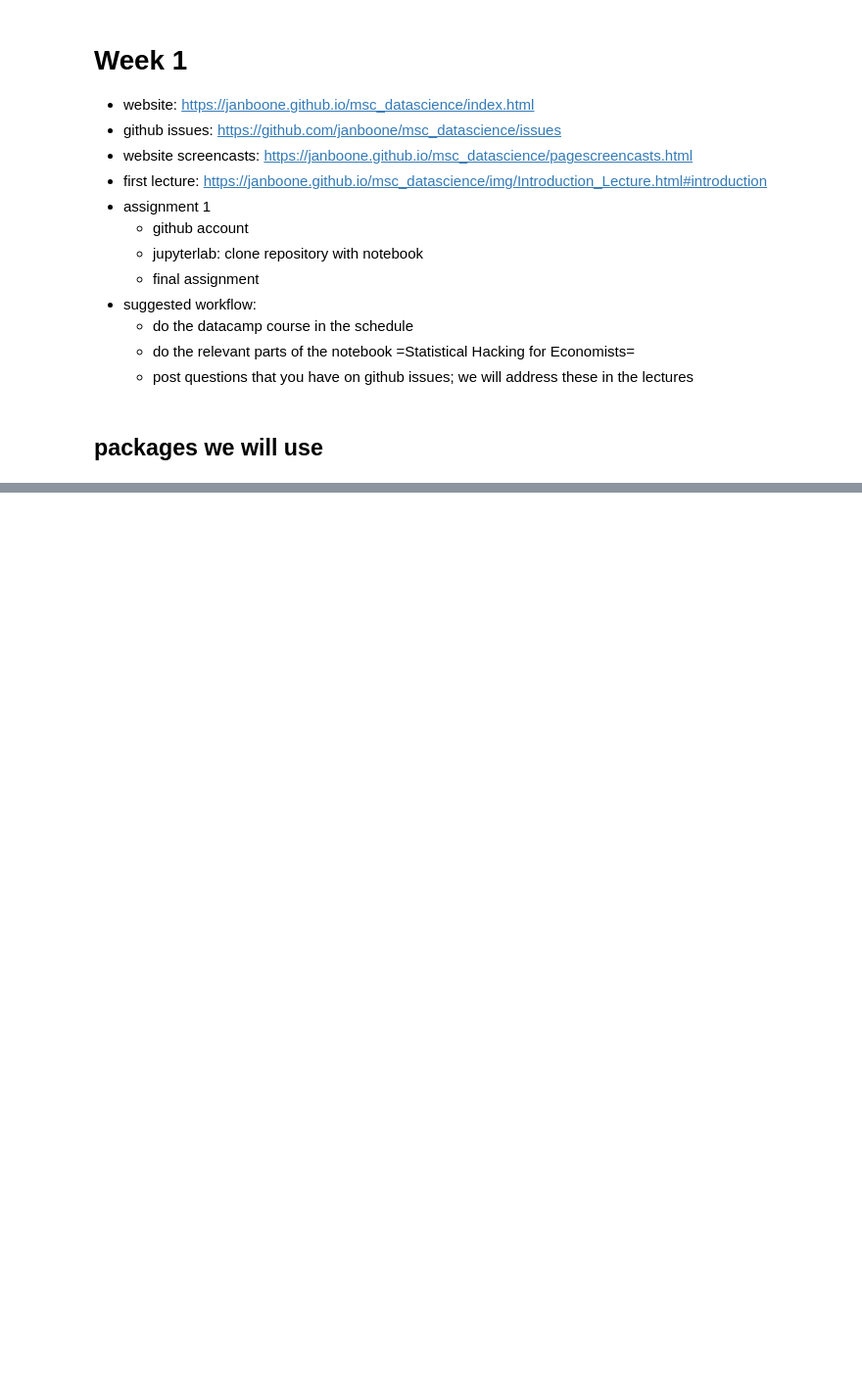
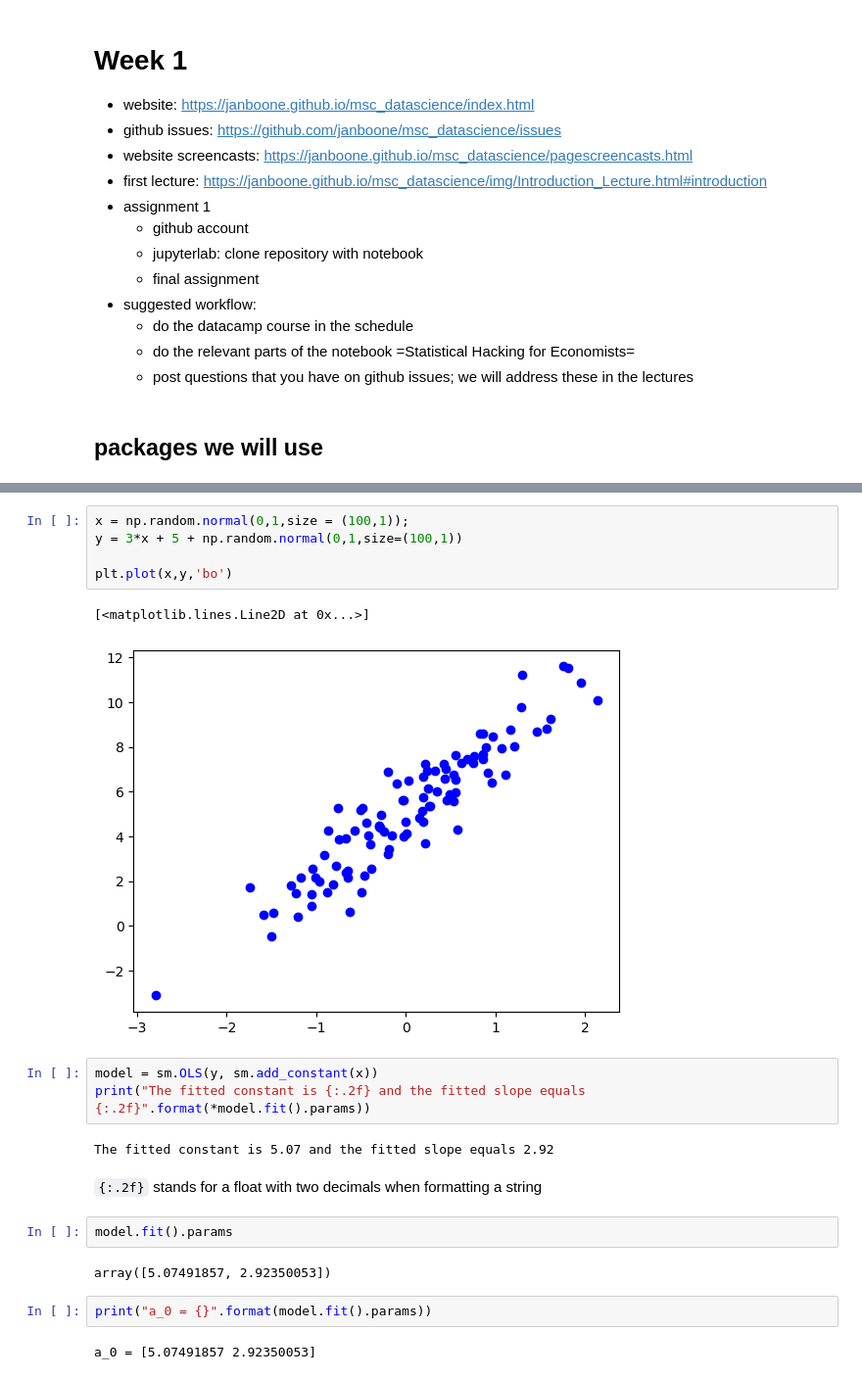
Before and after one commit to cejkiebo/msc_datascience, a Jupyter notebook: Week1.ipynb, the cells around one changed output, grey strips where cells are left out. Shown at 98% size. Drawn from its saved outputs; the diff is of its cells as text; blank space fills up the shorter version.

```diff
--- a/Week1.ipynb
+++ b/Week1.ipynb
@@ -45,0 +108,23 @@ from sklearn.datasets import make_moons
+# %%
+x = np.random.normal(0,1,size = (100,1));
+y = 3*x + 5 + np.random.normal(0,1,size=(100,1))
+
+plt.plot(x,y,'bo')
+# %% [output]
+[<matplotlib.lines.Line2D at 0x...>]
+[figure, added]
+# %%
+model = sm.OLS(y, sm.add_constant(x))
+print("The fitted constant is {:.2f} and the fitted slope equals {:.2f}".format(*model.fit().params))
+# %% [output]
+The fitted constant is 5.07 and the fitted slope equals 2.92
+# %% [markdown]
+`{:.2f}` stands for a float with two decimals when formatting a string
+# %%
+model.fit().params
+# %% [output]
+array([5.07491857, 2.92350053])
+# %%
+print("a_0 = {}".format(model.fit().params))
+# %% [output]
+a_0 = [5.07491857 2.92350053]
```
Also changed, not shown: parts of 16 cells of this notebook.
